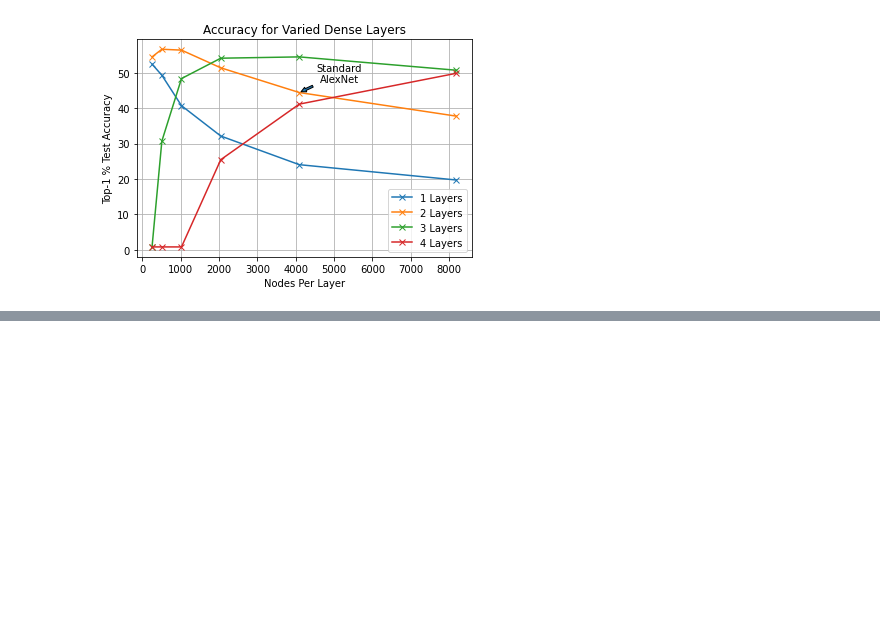
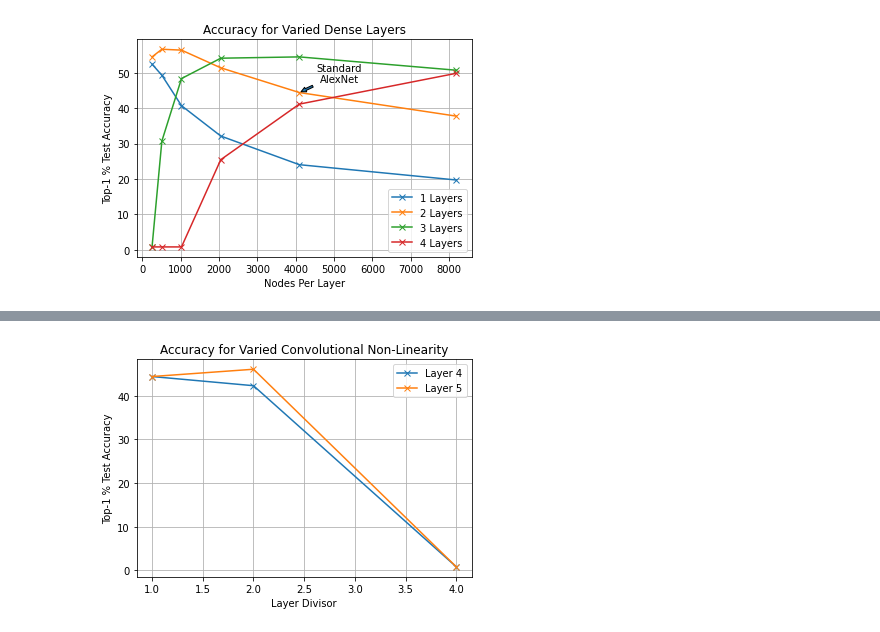
Before and after one commit to Sarsoo/DIGITS-CNN, a Jupyter notebook: cars/architecture-investigations/architecture.ipynb, the cells around one changed output, grey strips where cells are left out. Saved outputs shown, nothing was run; the diff lists cells and outputs as text; code cells hidden in the pictures; blank space fills up the shorter version.

Commit message:
added first non-linearity results

```diff
--- a/cars/architecture-investigations/architecture.ipynb
+++ b/cars/architecture-investigations/architecture.ipynb
@@ -101,0 +118,34 @@ plt.show()
+# %%
+conv_nonlin_results = np.array([
+#     [1, 1, 44.41, 71.83, 3.04, 47.61], # STANDARD ALEXNET
+#     [1, 2],
+#     [1, 4],
+
+    [4, 1, 44.41, 71.83, 3.04, 47.61], # STANDARD ALEXNET
+    [4, 2, 42.31, 71.96, 3.07, 49.75],
+    [4, 4, 0.8, 2.47, 5.29, 0.55],
+
+    [5, 1, 44.41, 71.83, 3.04, 47.61], # STANDARD ALEXNET
+    [5, 2, 46.08, 73.87, 3.00, 49.20],
+    [5, 4, 0.8, 2.47, 5.29, 0.55]
+])
+
+nonlin_layers = [4, 5]
+nonlin_div = [1, 2, 4]
+
+conv_nonlin_matrix = np.zeros((len(nonlin_layers), len(nonlin_div)))
+for i in conv_nonlin_results:
+    conv_nonlin_matrix[nonlin_layers.index(i[0]), nonlin_div.index(i[1])] = i[2]
+# %%
+for idx, i in enumerate(nonlin_layers):
+    plt.plot(nonlin_div, conv_nonlin_matrix[idx, :], 'x-', label=f'Layer {i}')
+
+plt.title('Accuracy for Varied Convolutional Non-Linearity')
+plt.xlabel('Layer Divisor')
+plt.ylabel('Top-1 % Test Accuracy')
+
+plt.grid()
+plt.legend()
+plt.show()
+# %% [output]
+[figure, added]
```
Also changed, not shown: parts of 1 cell of this notebook, 41 other files.
